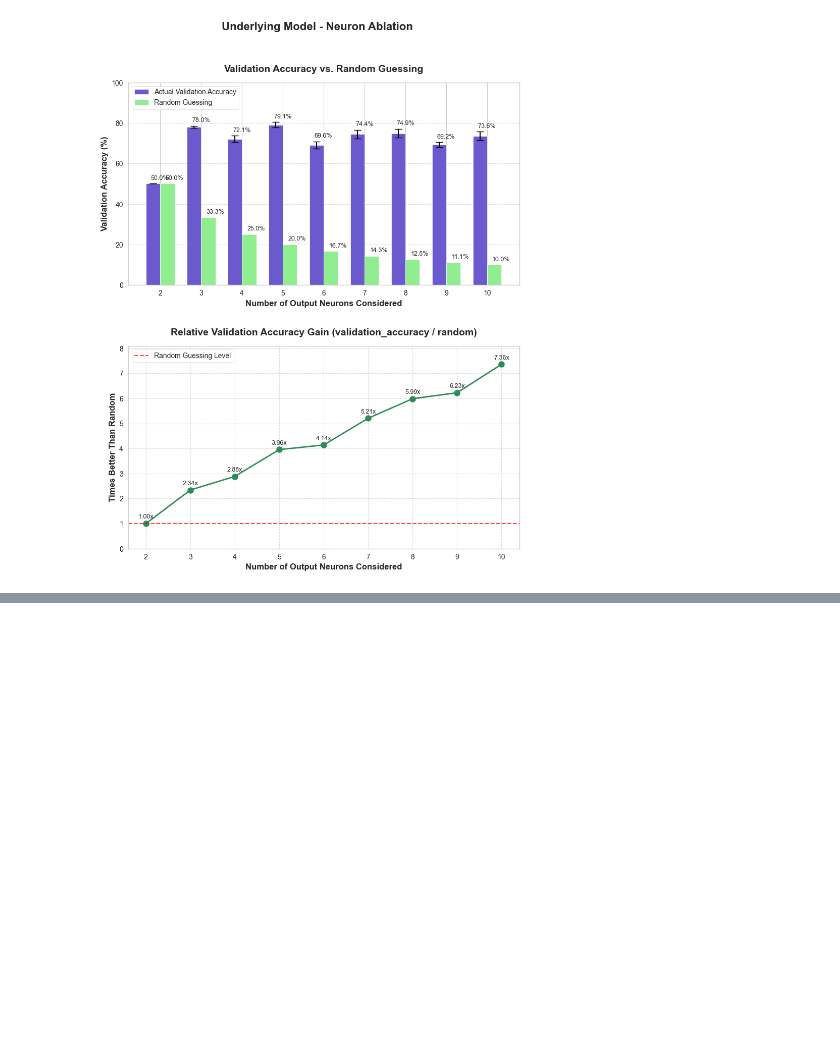
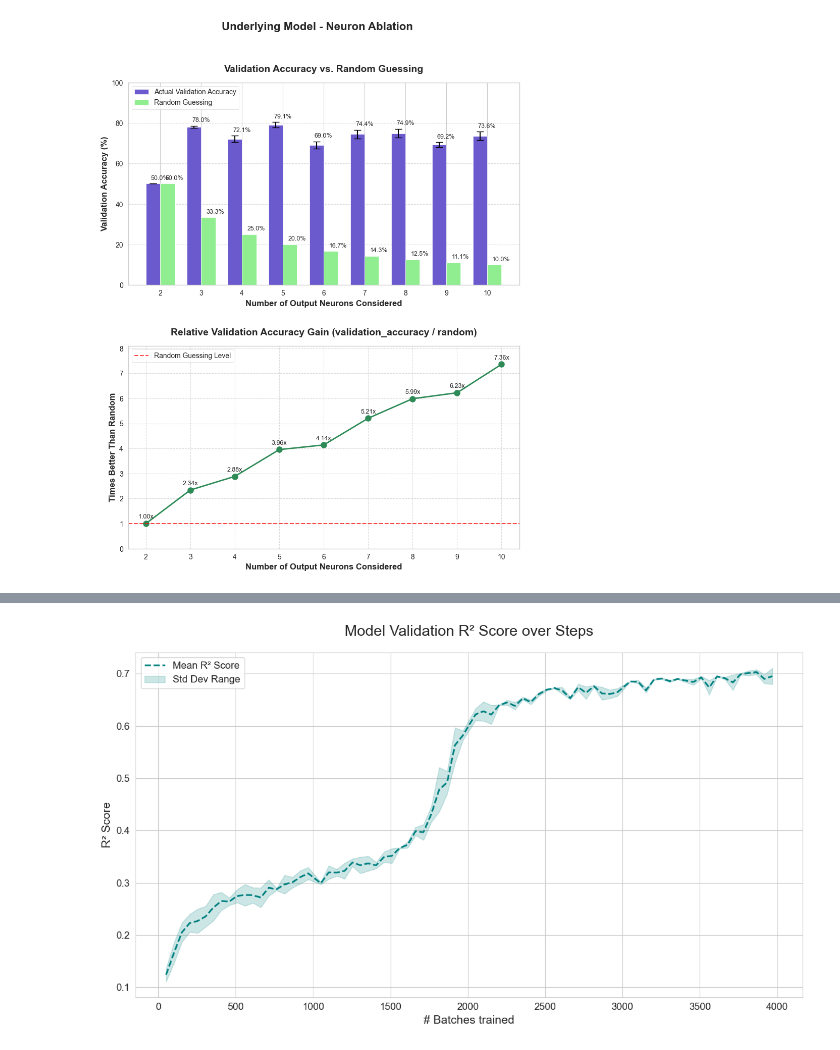
Before and after one commit to entropicbloom/intentionality, a Jupyter notebook: decoder/decoding.ipynb, the cells around one changed output, grey strips where cells are left out. Saved outputs shown, nothing was run; the diff lists cells and outputs as text; code cells hidden in the pictures; blank space fills up the shorter version.

Commit message:
created r2 score plot

```diff
--- a/decoder/decoding.ipynb
+++ b/decoder/decoding.ipynb
@@ -143,0 +146,3 @@ Neuron count 10: Mean=73.63%, SD=2.06% from 5 samples
+# %%
+df = pd.read_csv('../data/inputpixel_dropout_valid_mse.csv')
+df.columns = ['step', 'mean_mse', 'max_mse', 'min_mse']
@@ -143,0 +151,8 @@ Neuron count 10: Mean=73.63%, SD=2.06% from 5 samples
+# %%
+from datasets import FirstLayerDataModule
+data_module = FirstLayerDataModule(
+        '../underlying/saved_models/fully_connected_dropout-mnist-hidden_dim_[50,50]',
+        positional_encoding_type='dist_center',
+        batch_size=64,
+        num_workers=0,
+    )
@@ -143,0 +237,63 @@ Neuron count 10: Mean=73.63%, SD=2.06% from 5 samples
+# %%
+# --- Calculate R2 Score per Step ---
+# Avoid division by zero or near-zero variance
+label_variance_val = label_variance.item()
+df['mean_r2'] = 1.0 - (df['mean_mse'] / label_variance_val)
+df['min_r2'] = 1.0 - (df['min_mse'] / label_variance_val)
+df['max_r2'] = 1.0 - (df['max_mse'] / label_variance_val)
+# %%
+
+import seaborn as sns
+sns.set_style("whitegrid")
+
+# Define font sizes
+title_fontsize = 18
+label_fontsize = 14
+tick_fontsize = 12
+legend_fontsize = 12
+
+# Define plot color
+plot_color = 'teal' # A nice blue-green color
+
+# Create the figure and axes
+fig, ax1 = plt.subplots(figsize=(12, 7))
+
+# Plot R2 Score (Primary Y-axis)
+ax1.set_xlabel('# Batches trained', fontsize=label_fontsize)
+# Set Y-label without specific color, using default black/axis color
+ax1.set_ylabel('R² Score', fontsize=label_fontsize)
+
+# Plot the mean line
+line1 = ax1.plot(df['step'], df['r2_score'],
+                 label='Mean R² Score',
+                 color=plot_color,
+                 linestyle='--',
+                 linewidth=2) # Make line slightly thicker
+
+# Add confidence interval (STD) band
+fill1 = ax1.fill_between(df['step'], df['min_r2'], df['max_r2'],
+                         color=plot_color,
+                         alpha=0.2,        # Keep alpha light for the fill
+                         label='Std Dev Range')
+
+# Set tick parameters - apply larger size, default color
+ax1.tick_params(axis='y', labelsize=tick_fontsize)
+ax1.tick_params(axis='x', labelsize=tick_fontsize)
+
+# Keep grid lines (seaborn style takes care of this, but doesn't hurt)
+# ax1.grid(True, axis='y', linestyle='--', alpha=0.7) # You can customize if needed
+
+# Set Title with larger font size
+plt.title('Model Validation R² Score over Steps', fontsize=title_fontsize, pad=20) # Add padding
+
+# Add Legend with larger font size
+# 'loc=best' tries to find the least obstructive location
+ax1.legend(loc='best', fontsize=legend_fontsize)
+
+# Adjust layout to prevent labels overlapping
+fig.tight_layout()
+
+# Show the plot
+plt.show()
+# %% [output]
+[figure, added]
```
Also changed, not shown: parts of 5 cells of this notebook.
